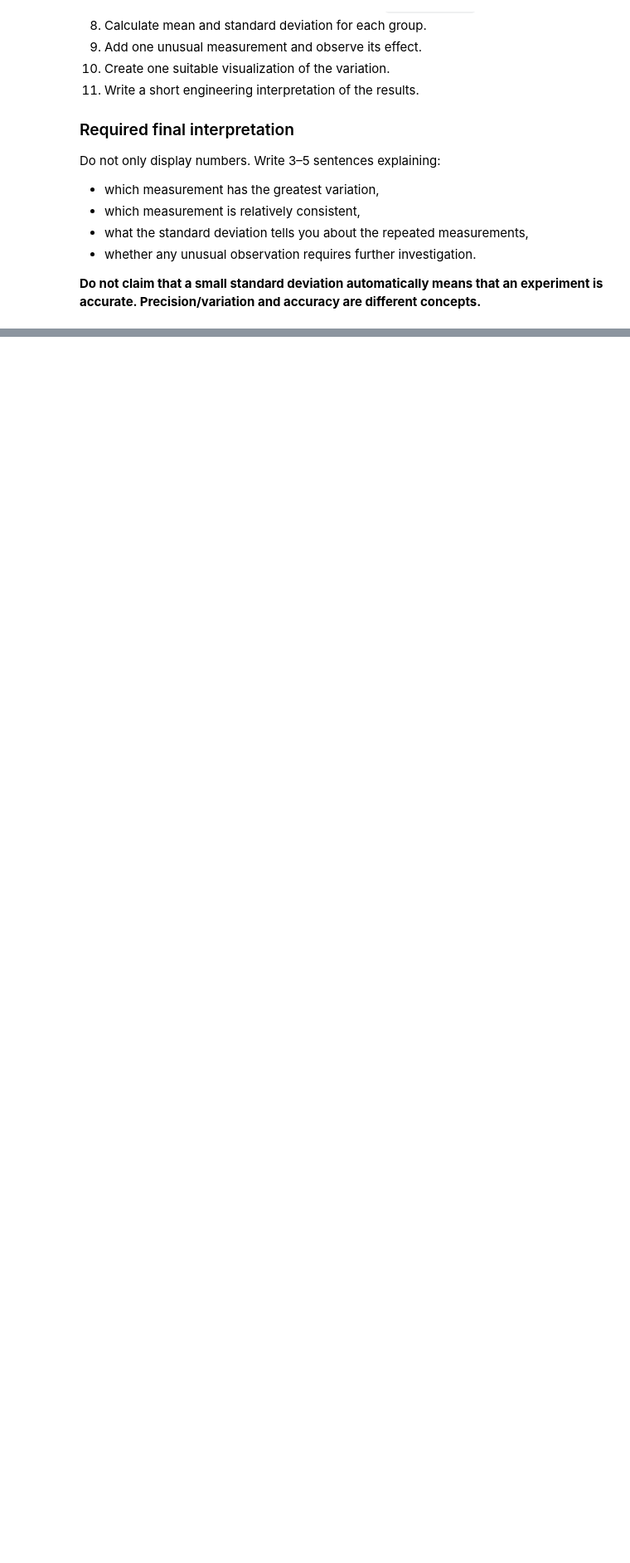
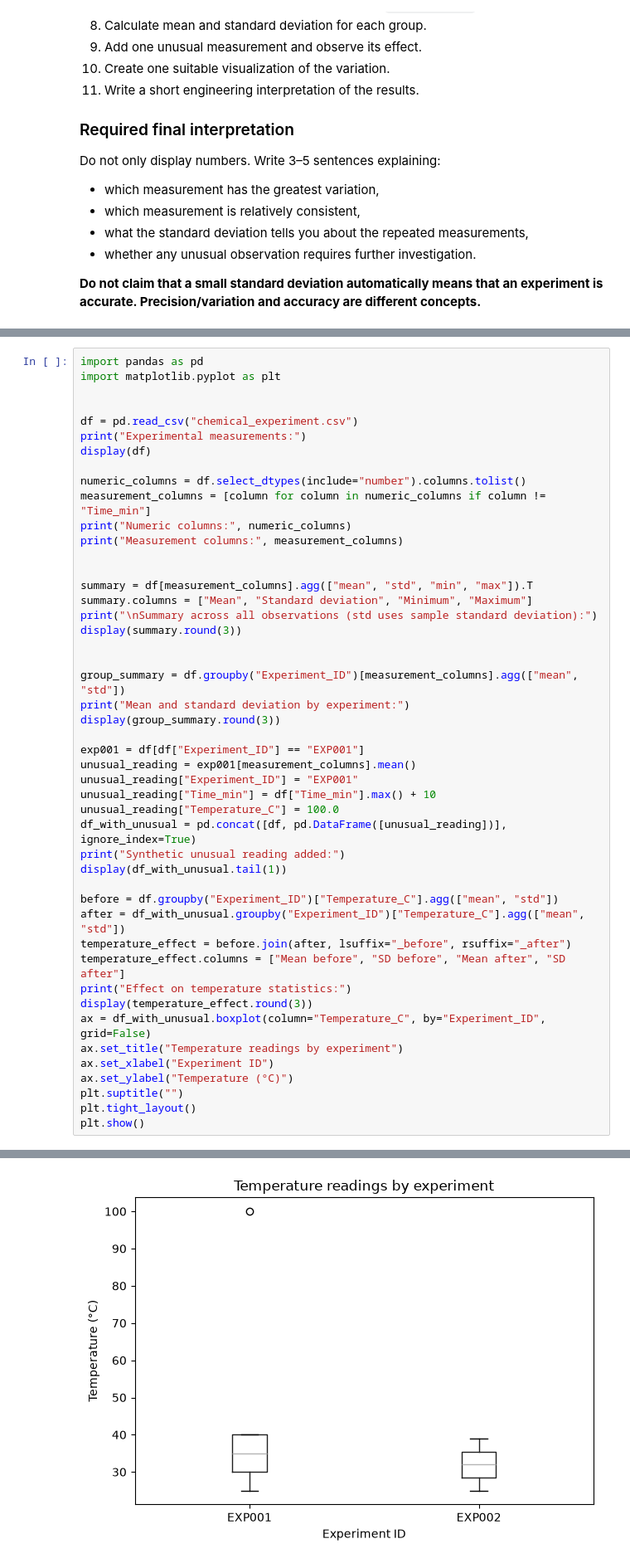
Before and after one commit to sakshamtungare-del/CP_Practical, a Jupyter notebook: Practical_09_Basic_Statistical_Analysis_Experimental_Measurements.ipynb, the cells around one changed output, grey strips where cells are left out. Shown: that part at 83% size. Cells and saved outputs as stored; diff of their text form; blank space fills up the shorter version.

```diff
--- a/Practical_09_Basic_Statistical_Analysis_Experimental_Measurements.ipynb
+++ b/Practical_09_Basic_Statistical_Analysis_Experimental_Measurements.ipynb
@@ -530,0 +527,48 @@ Do not only display numbers. Write 3–5 sentences explaining:
+# %%
+import pandas as pd
+import matplotlib.pyplot as plt
+
+
+df = pd.read_csv("chemical_experiment.csv")
+print("Experimental measurements:")
+display(df)
+
+numeric_columns = df.select_dtypes(include="number").columns.tolist()
+measurement_columns = [column for column in numeric_columns if column != "Time_min"]
+print("Numeric columns:", numeric_columns)
+print("Measurement columns:", measurement_columns)
+
+
+summary = df[measurement_columns].agg(["mean", "std", "min", "max"]).T
+summary.columns = ["Mean", "Standard deviation", "Minimum", "Maximum"]
+print("\nSummary across all observations (std uses sample standard deviation):")
+display(summary.round(3))
+
+
+group_summary = df.groupby("Experiment_ID")[measurement_columns].agg(["mean", "std"])
+print("Mean and standard deviation by experiment:")
+display(group_summary.round(3))
+
+exp001 = df[df["Experiment_ID"] == "EXP001"]
+unusual_reading = exp001[measurement_columns].mean()
+unusual_reading["Experiment_ID"] = "EXP001"
+unusual_reading["Time_min"] = df["Time_min"].max() + 10
+unusual_reading["Temperature_C"] = 100.0
+df_with_unusual = pd.concat([df, pd.DataFrame([unusual_reading])], ignore_index=True)
+print("Synthetic unusual reading added:")
+display(df_with_unusual.tail(1))
+
+before = df.groupby("Experiment_ID")["Temperature_C"].agg(["mean", "std"])
+after = df_with_unusual.groupby("Experiment_ID")["Temperature_C"].agg(["mean", "std"])
+temperature_effect = before.join(after, lsuffix="_before", rsuffix="_after")
+temperature_effect.columns = ["Mean before", "SD before", "Mean after", "SD after"]
+print("Effect on temperature statistics:")
+display(temperature_effect.round(3))
+ax = df_with_unusual.boxplot(column="Temperature_C", by="Experiment_ID", grid=False)
+ax.set_title("Temperature readings by experiment")
+ax.set_xlabel("Experiment ID")
+ax.set_ylabel("Temperature (°C)")
+plt.suptitle("")
+plt.tight_layout()
+plt.show()
+# %% [output]
@@ -531,3 +607,4 @@ Do not only display numbers. Write 3–5 sentences explaining:
+[figure, added]
 # %% [markdown]
 ## 16. Final Copilot Review
 
```
Also changed, not shown: parts of 2 cells of this notebook.
